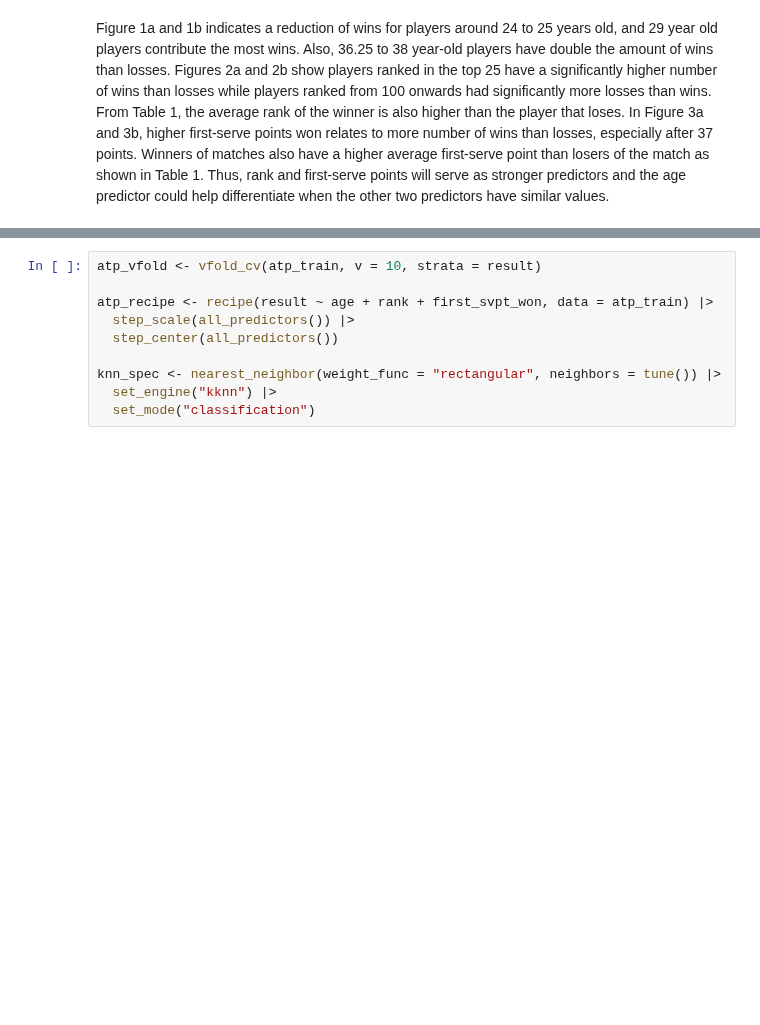
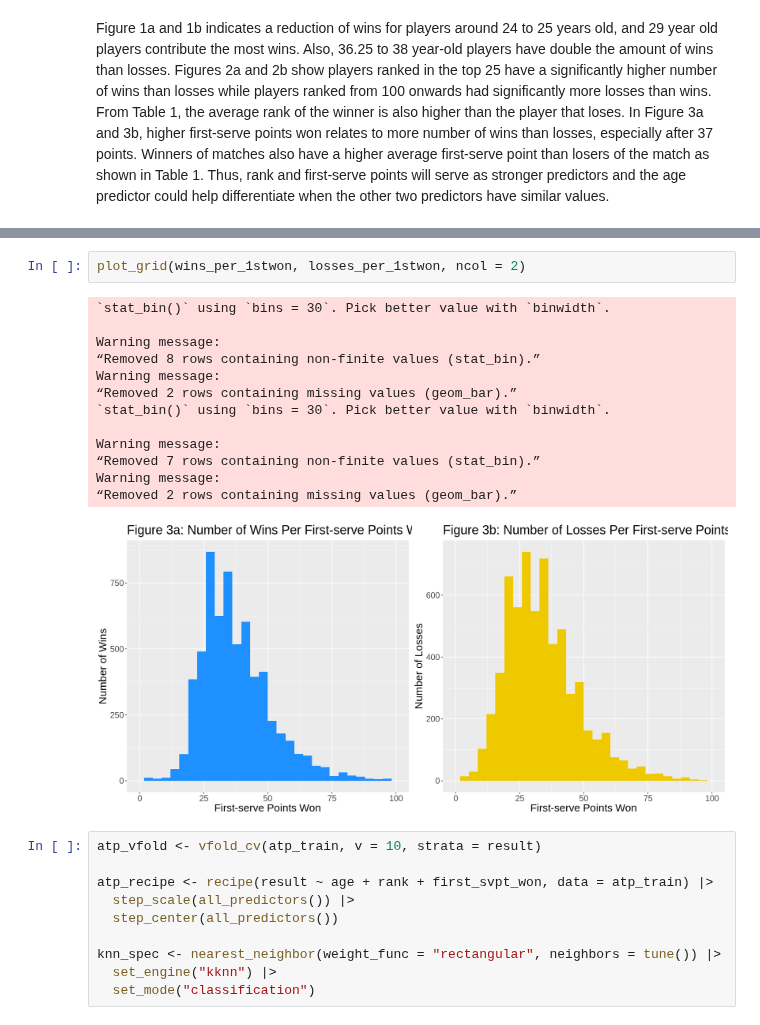
Before and after one commit to EllaShi7/DSCI-100-2022w2-Group-42-Project, a Jupyter notebook: Group_Project_Report.ipynb, the cells around one changed output, grey strips where cells are left out. Saved outputs shown, nothing was run; the diff lists cells and outputs as text; blank space fills up the shorter version.

```diff
--- a/Group_Project_Report.ipynb
+++ b/Group_Project_Report.ipynb
@@ -293,3 +319,19 @@ Figure 1a and 1b indicates a reduction of wins for players around 24 to 25 years
+# %%
+plot_grid(wins_per_1stwon, losses_per_1stwon, ncol = 2)
+# %% [output]
+`stat_bin()` using `bins = 30`. Pick better value with `binwidth`.
+
+Warning message:
+“Removed 8 rows containing non-finite values (stat_bin).”
+Warning message:
+“Removed 2 rows containing missing values (geom_bar).”
+`stat_bin()` using `bins = 30`. Pick better value with `binwidth`.
+
+Warning message:
+“Removed 7 rows containing non-finite values (stat_bin).”
+Warning message:
+“Removed 2 rows containing missing values (geom_bar).”
+[figure, added]
 # %%
 atp_vfold <- vfold_cv(atp_train, v = 10, strata = result)
 
```
Also changed, not shown: parts of 10 cells of this notebook.
